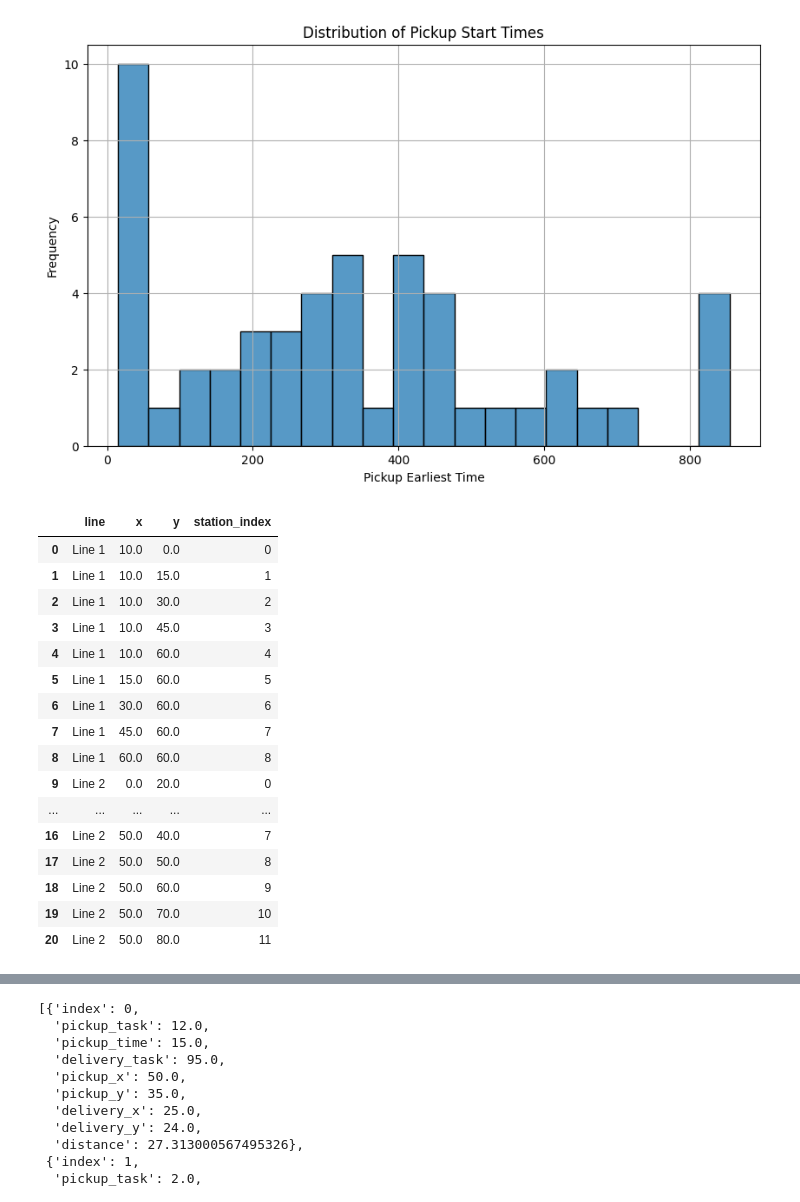
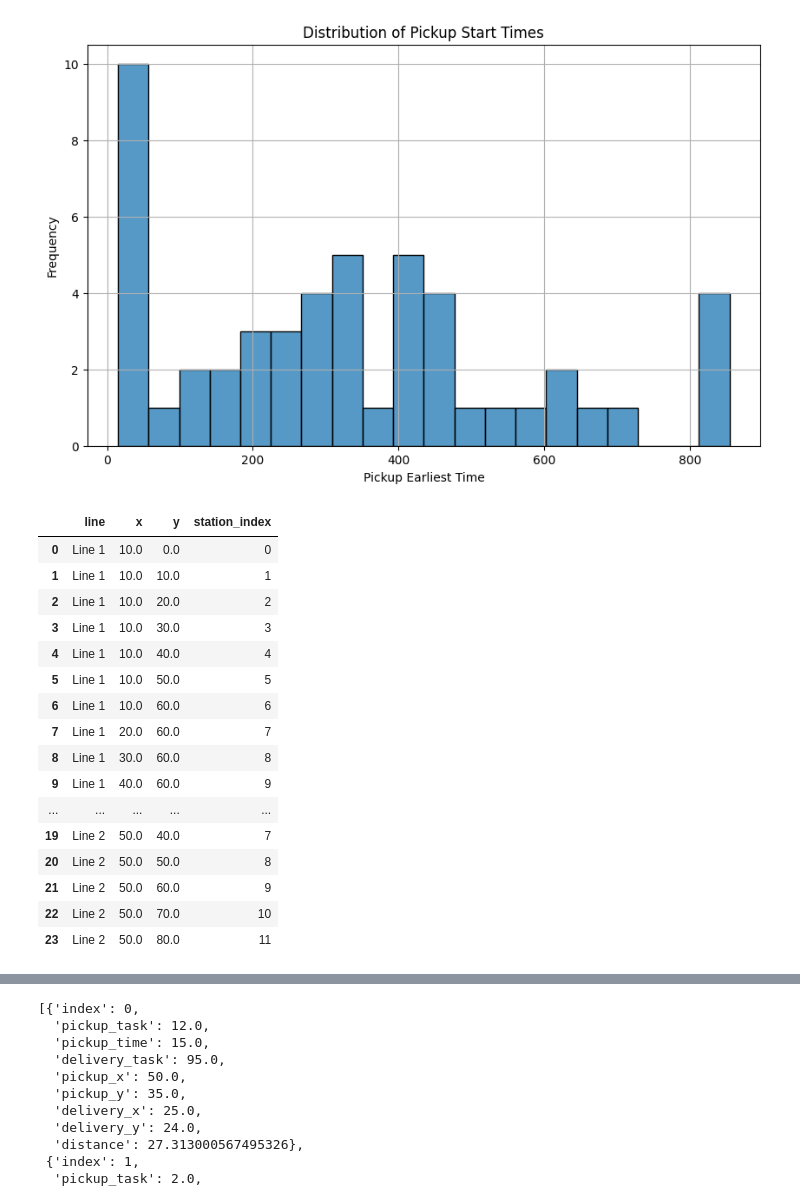
Before and after one commit to Jingren-Tang/drone-delivery, a Jupyter notebook: DA_sample_project_minru_comments_25oct.ipynb, the cells around one changed output, grey strips where cells are left out. Saved outputs shown, nothing was run; the diff lists cells and outputs as text; code cells hidden in the pictures.

```diff
--- a/DA_sample_project_minru_comments_25oct.ipynb
+++ b/DA_sample_project_minru_comments_25oct.ipynb
@@ -338,50 +338,50 @@ plt.show()
 # %%
 import pandas as pd
 
 # Define the bus lines with stations every 10 units
 bus_stations = []
 
 # First bus line from (10, 0) to (10, 60) to (70, 60)
-for y in range(0, 75, 15):  # Cover (10,0) to (10,60) inclusive
+for y in range(0, 60, 10):  # Cover (10,0) to (10,60) inclusive
     bus_stations.append({'line': 'Line 1', 'x': float(10), 'y': float(y)})
-for x in range(15, 75, 15):  # Cover (10,60) to (70,60) inclusive
+for x in range(10, 70, 10):  # Cover (10,60) to (70,60) inclusive
     bus_stations.append({'line': 'Line 1', 'x': float(x), 'y': float(60)})
 
 # Second bus line from (0, 20) to (50, 20) to (50, 80)
 for x in range(0, 60, 10):  # Cover (0,20) to (50,20) inclusive
     bus_stations.append({'line': 'Line 2', 'x': float(x), 'y': float(20)})
 for y in range(30, 90, 10):  # Cover (50,20) to (50,80) inclusive
     bus_stations.append({'line': 'Line 2', 'x': float(50), 'y': float(y)})
 
 # Convert to DataFrame
 bus_stations_df = pd.DataFrame(bus_stations)
 
 # Ensure columns 'x' and 'y' are of float type
 bus_stations_df['x'] = bus_stations_df['x'].astype(float)
 bus_stations_df['y'] = bus_stations_df['y'].astype(float)
 
 bus_stations_df['station_index'] = bus_stations_df.groupby('line').cumcount()
 
 # Display the DataFrame
 bus_stations_df
 # %% [output]
 |  | line | x | y | station_index |
 | 0 | Line 1 | 10.0 | 0.0 | 0 |
-| 1 | Line 1 | 10.0 | 15.0 | 1 |
-| 2 | Line 1 | 10.0 | 30.0 | 2 |
-| 3 | Line 1 | 10.0 | 45.0 | 3 |
-| 4 | Line 1 | 10.0 | 60.0 | 4 |
-| 5 | Line 1 | 15.0 | 60.0 | 5 |
-| 6 | Line 1 | 30.0 | 60.0 | 6 |
-| 7 | Line 1 | 45.0 | 60.0 | 7 |
-| 8 | Line 1 | 60.0 | 60.0 | 8 |
-| 9 | Line 2 | 0.0 | 20.0 | 0 |
+| 1 | Line 1 | 10.0 | 10.0 | 1 |
+| 2 | Line 1 | 10.0 | 20.0 | 2 |
+| 3 | Line 1 | 10.0 | 30.0 | 3 |
+| 4 | Line 1 | 10.0 | 40.0 | 4 |
+| 5 | Line 1 | 10.0 | 50.0 | 5 |
+| 6 | Line 1 | 10.0 | 60.0 | 6 |
+| 7 | Line 1 | 20.0 | 60.0 | 7 |
+| 8 | Line 1 | 30.0 | 60.0 | 8 |
+| 9 | Line 1 | 40.0 | 60.0 | 9 |
 | ... | ... | ... | ... | ... |
-| 16 | Line 2 | 50.0 | 40.0 | 7 |
-| 17 | Line 2 | 50.0 | 50.0 | 8 |
-| 18 | Line 2 | 50.0 | 60.0 | 9 |
-| 19 | Line 2 | 50.0 | 70.0 | 10 |
-| 20 | Line 2 | 50.0 | 80.0 | 11 |
+| 19 | Line 2 | 50.0 | 40.0 | 7 |
+| 20 | Line 2 | 50.0 | 50.0 | 8 |
+| 21 | Line 2 | 50.0 | 60.0 | 9 |
+| 22 | Line 2 | 50.0 | 70.0 | 10 |
+| 23 | Line 2 | 50.0 | 80.0 | 11 |
 # %%
 import pandas as pd
 import matplotlib.pyplot as plt
```
Also changed, not shown: parts of 14 cells of this notebook, 2 other files.
